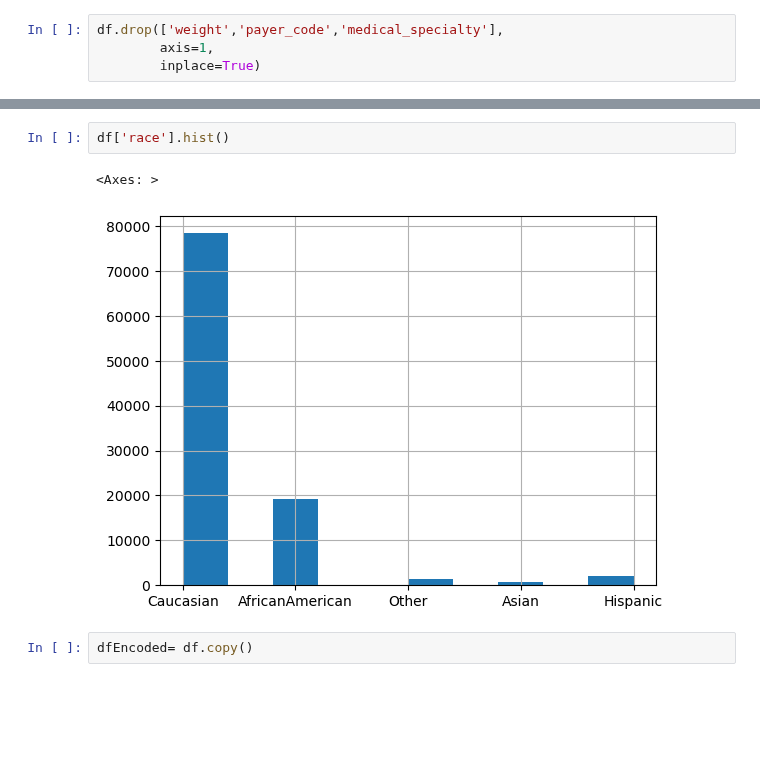
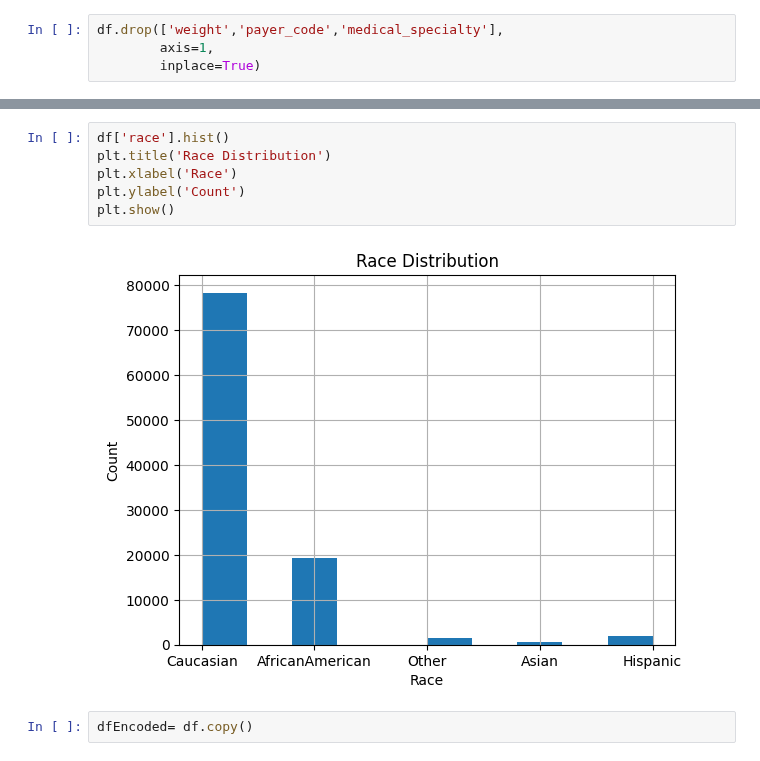
Before and after one commit to taddbackus/qtw, a Jupyter notebook: CaseStudy2/caseStudy2v3.ipynb, the cells around one changed output, grey strips where cells are left out. Saved outputs shown, nothing was run; the diff lists cells and outputs as text; blank space fills up the shorter version.

```diff
--- a/CaseStudy2/caseStudy2v3.ipynb
+++ b/CaseStudy2/caseStudy2v3.ipynb
@@ -43,8 +50,11 @@ df['race'] = df['race'].fillna('Caucasian')
-# %%
-df['race'].hist()
-# %% [output]
-<Axes: >
-[figure, removed]
+# %%
+df['race'].hist()
+plt.title('Race Distribution')
+plt.xlabel('Race')
+plt.ylabel('Count')
+plt.show()
+# %% [output]
+[figure, added]
 # %%
 dfEncoded= df.copy()
 # %%
```
Also changed, not shown: parts of 19 cells of this notebook.
